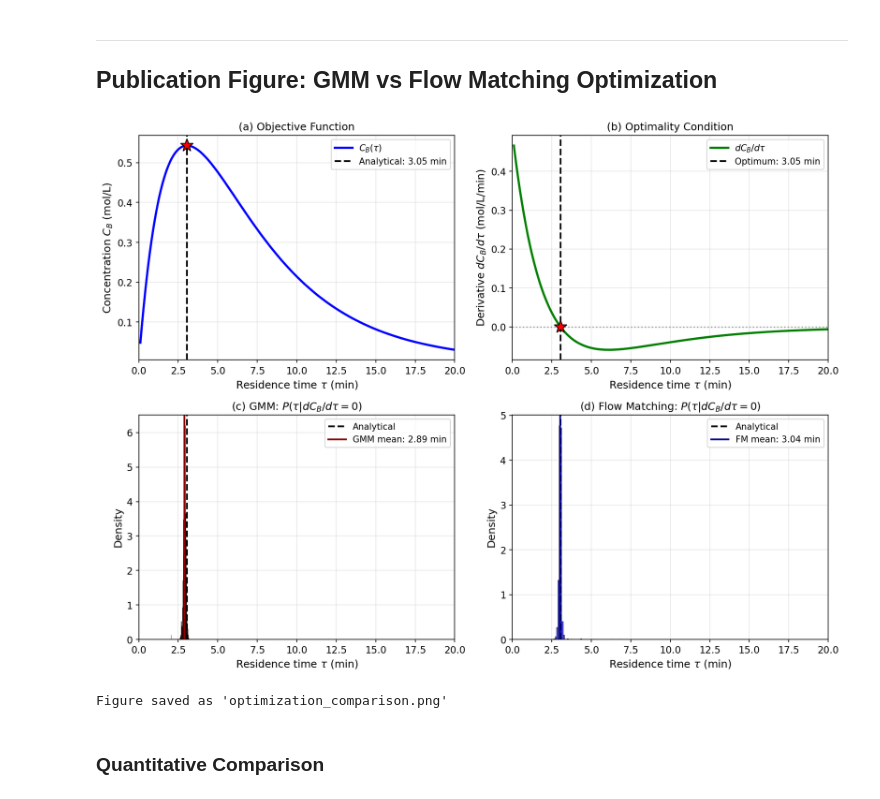
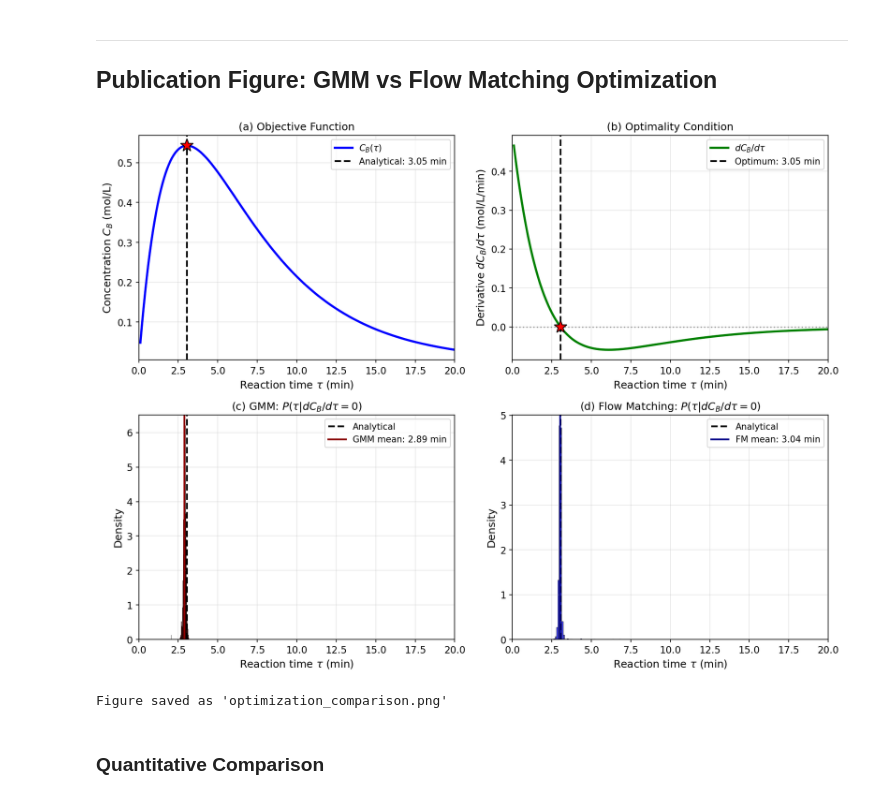
Before and after one commit to KitchinHUB/generative-optimization, a Jupyter notebook: results-01-optimization.ipynb, the cells around one changed output. Saved outputs shown, nothing was run; the diff lists cells and outputs as text; code cells hidden in the pictures.

```diff
--- a/results-01-optimization.ipynb
+++ b/results-01-optimization.ipynb
@@ -296,7 +296,7 @@ ax = axes[0, 0]
 ax.plot(tau_plot, CB_plot, 'b-', lw=2.5, label='$C_B(\\tau)$')
 ax.axvline(tau_opt_analytical, color='black', ls='--', lw=2, label=f'Analytical: {tau_opt_analytical:.2f} min')
 ax.plot(tau_opt_analytical, CB_max_analytical, 'r*', ms=15, markeredgecolor='black', markeredgewidth=1, zorder=5)
-ax.set_xlabel('Residence time $\\tau$ (min)')
+ax.set_xlabel('Reaction time $\\tau$ (min)')
 ax.set_ylabel('Concentration $C_B$ (mol/L)')
 ax.set_title('(a) Objective Function')
 ax.legend(loc='upper right', fontsize=10)
@@ -311,7 +311,7 @@ ax.plot(tau_plot, dCB_dtau_plot, 'g-', lw=2.5, label="$dC_B/d\\tau$")
 ax.axhline(0, color='gray', ls=':', lw=1.5, alpha=0.7)
 ax.axvline(tau_opt_analytical, color='black', ls='--', lw=2, label=f'Optimum: {tau_opt_analytical:.2f} min')
 ax.plot(tau_opt_analytical, 0, 'r*', ms=15, markeredgecolor='black', markeredgewidth=1, zorder=5)
-ax.set_xlabel('Residence time $\\tau$ (min)')
+ax.set_xlabel('Reaction time $\\tau$ (min)')
 ax.set_ylabel('Derivative $dC_B/d\\tau$ (mol/L/min)')
 ax.set_title('(b) Optimality Condition')
 ax.legend(loc='upper right', fontsize=10)
@@ -323,36 +323,36 @@ ax.set_xlim(0, 20)
 # ============================================================
 ax = axes[1, 0]
 ax.hist(samples_gmm[:, 0], bins=50, alpha=0.7, color='red', density=True, edgecolor='black', linewidth=0.5)
 ax.axvline(tau_opt_analytical, color='black', ls='--', lw=2, label='Analytical')
 ax.axvline(samples_gmm[:, 0].mean(), color='darkred', ls='-', lw=2, label=f'GMM mean: {samples_gmm[:, 0].mean():.2f} min')
-ax.set_xlabel('Residence time $\\tau$ (min)')
+ax.set_xlabel('Reaction time $\\tau$ (min)')
 ax.set_ylabel('Density')
 ax.set_title('(c) GMM: $P(\\tau | dC_B/d\\tau = 0)$')
 ax.legend(loc='upper right', fontsize=10)
 ax.grid(True, alpha=0.3)
 ax.set_xlim(0, 20)
 
 # ============================================================
 # Bottom right: Flow Matching distribution
 # ============================================================
 ax = axes[1, 1]
 ax.hist(samples_fm[:, 0], bins=50, alpha=0.7, color='blue', density=True, edgecolor='black', linewidth=0.5)
 ax.axvline(tau_opt_analytical, color='black', ls='--', lw=2, label='Analytical')
 ax.axvline(samples_fm[:, 0].mean(), color='darkblue', ls='-', lw=2, label=f'FM mean: {samples_fm[:, 0].mean():.2f} min')
-ax.set_xlabel('Residence time $\\tau$ (min)')
+ax.set_xlabel('Reaction time $\\tau$ (min)')
 ax.set_ylabel('Density')
 ax.set_title('(d) Flow Matching: $P(\\tau | dC_B/d\\tau = 0)$')
 ax.legend(loc='upper right', fontsize=10)
 ax.grid(True, alpha=0.3)
 ax.set_xlim(0, 20)
 
 plt.tight_layout()
 plt.savefig('optimization_comparison.png', dpi=300, bbox_inches='tight')
 plt.show()
 
 print("\nFigure saved as 'optimization_comparison.png'")
 # %% [output]
-[figure, old version]
+[figure, new version]
 Figure saved as 'optimization_comparison.png'
 # %% [markdown]
 ### Quantitative Comparison
```
Also changed, not shown: parts of 8 cells of this notebook, 5 other files.
